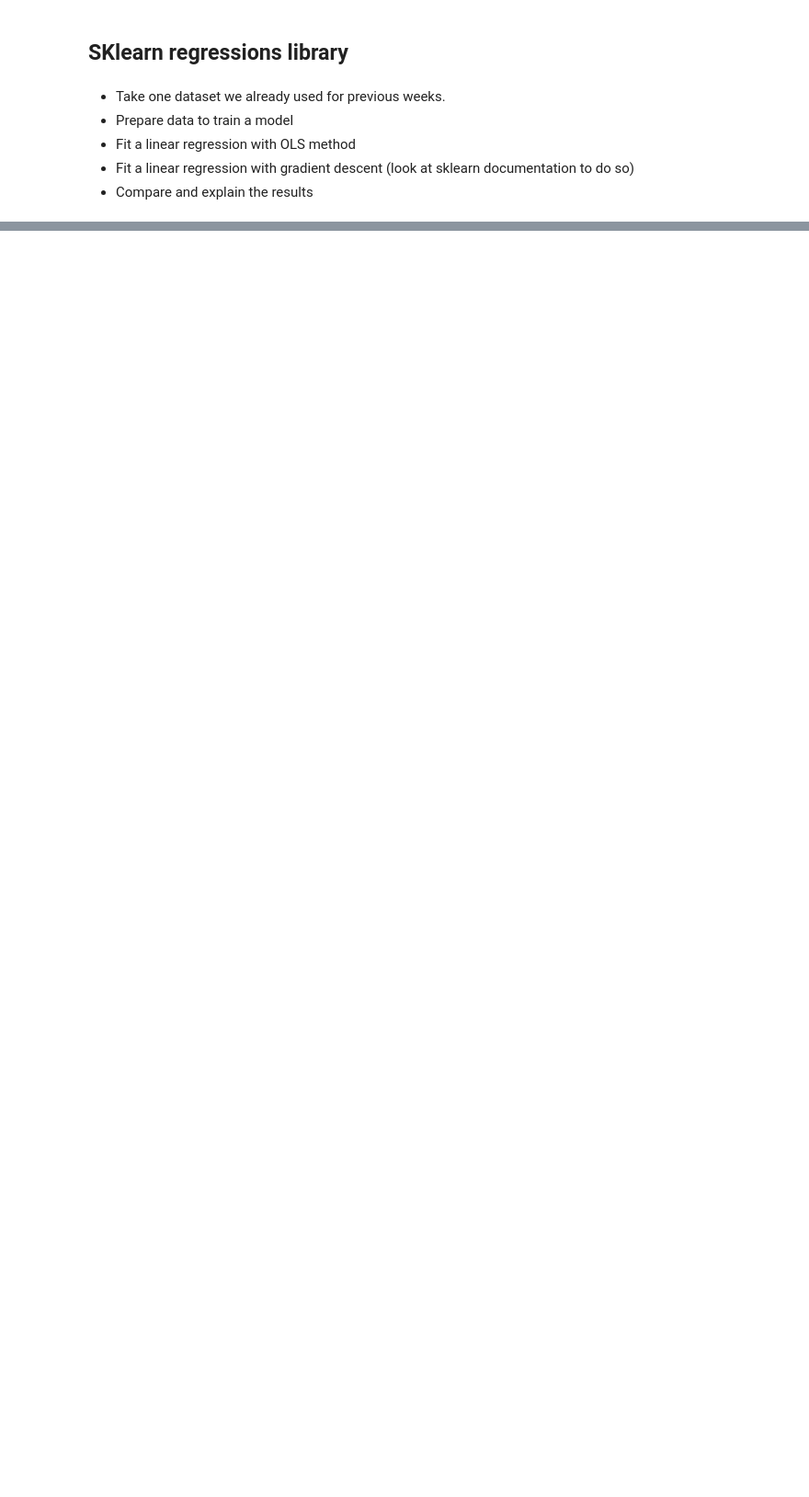
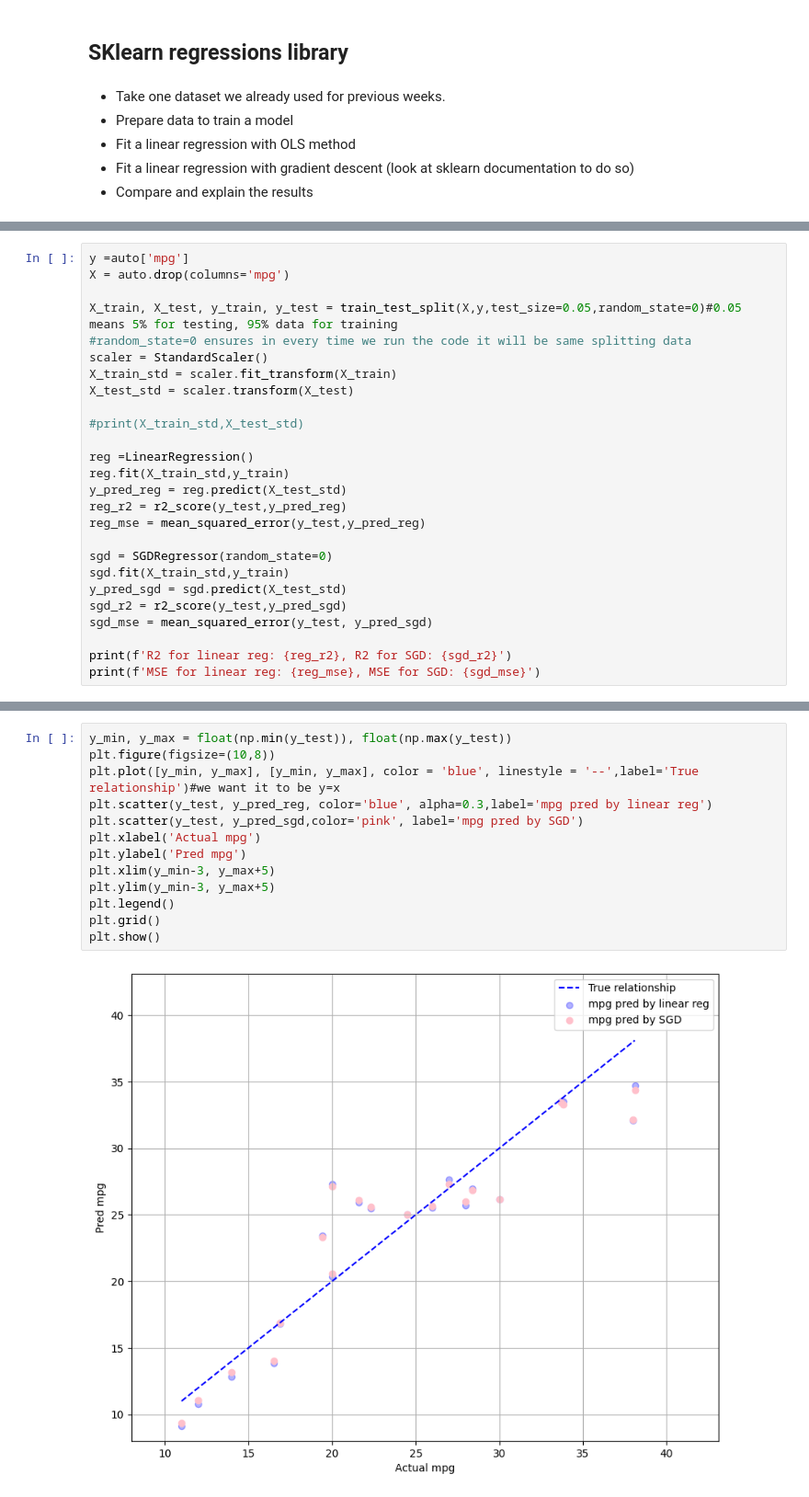
Before and after one commit to rina-anuar/intoduction_to_ML, a Jupyter notebook: week9/practice /Week_9_notebook.ipynb, the cells around one changed output, grey strips where cells are left out. Shown at 92% size. Cells and saved outputs as stored; diff of their text form; blank space fills up the shorter version.

```diff
--- a/week9/practice /Week_9_notebook.ipynb
+++ b/week9/practice /Week_9_notebook.ipynb
@@ -375,0 +409,26 @@ plt.show()
+# %%
+y =auto['mpg']
+X = auto.drop(columns='mpg')
+
+X_train, X_test, y_train, y_test = train_test_split(X,y,test_size=0.05,random_state=0)#0.05 means 5% for testing, 95% data for training
+#random_state=0 ensures in every time we run the code it will be same splitting data
+scaler = StandardScaler()
+X_train_std = scaler.fit_transform(X_train)
+X_test_std = scaler.transform(X_test)
+
+#print(X_train_std,X_test_std)
+
+reg =LinearRegression()
+reg.fit(X_train_std,y_train)
+y_pred_reg = reg.predict(X_test_std)
+reg_r2 = r2_score(y_test,y_pred_reg)
+reg_mse = mean_squared_error(y_test,y_pred_reg)
+
+sgd = SGDRegressor(random_state=0)
+sgd.fit(X_train_std,y_train)
+y_pred_sgd = sgd.predict(X_test_std)
+sgd_r2 = r2_score(y_test,y_pred_sgd)
+sgd_mse = mean_squared_error(y_test, y_pred_sgd)
+
+print(f'R2 for linear reg: {reg_r2}, R2 for SGD: {sgd_r2}')
+print(f'MSE for linear reg: {reg_mse}, MSE for SGD: {sgd_mse}')
@@ -375,0 +438,15 @@ plt.show()
+# %%
+y_min, y_max = float(np.min(y_test)), float(np.max(y_test))
+plt.figure(figsize=(10,8))
+plt.plot([y_min, y_max], [y_min, y_max], color = 'blue', linestyle = '--',label='True relationship')#we want it to be y=x
+plt.scatter(y_test, y_pred_reg, color='blue', alpha=0.3,label='mpg pred by linear reg')
+plt.scatter(y_test, y_pred_sgd,color='pink', label='mpg pred by SGD')
+plt.xlabel('Actual mpg')
+plt.ylabel('Pred mpg')
+plt.xlim(y_min-3, y_max+5)
+plt.ylim(y_min-3, y_max+5)
+plt.legend()
+plt.grid()
+plt.show()
+# %% [output]
+[figure, added]
```
Also changed, not shown: parts of 3 cells of this notebook.
